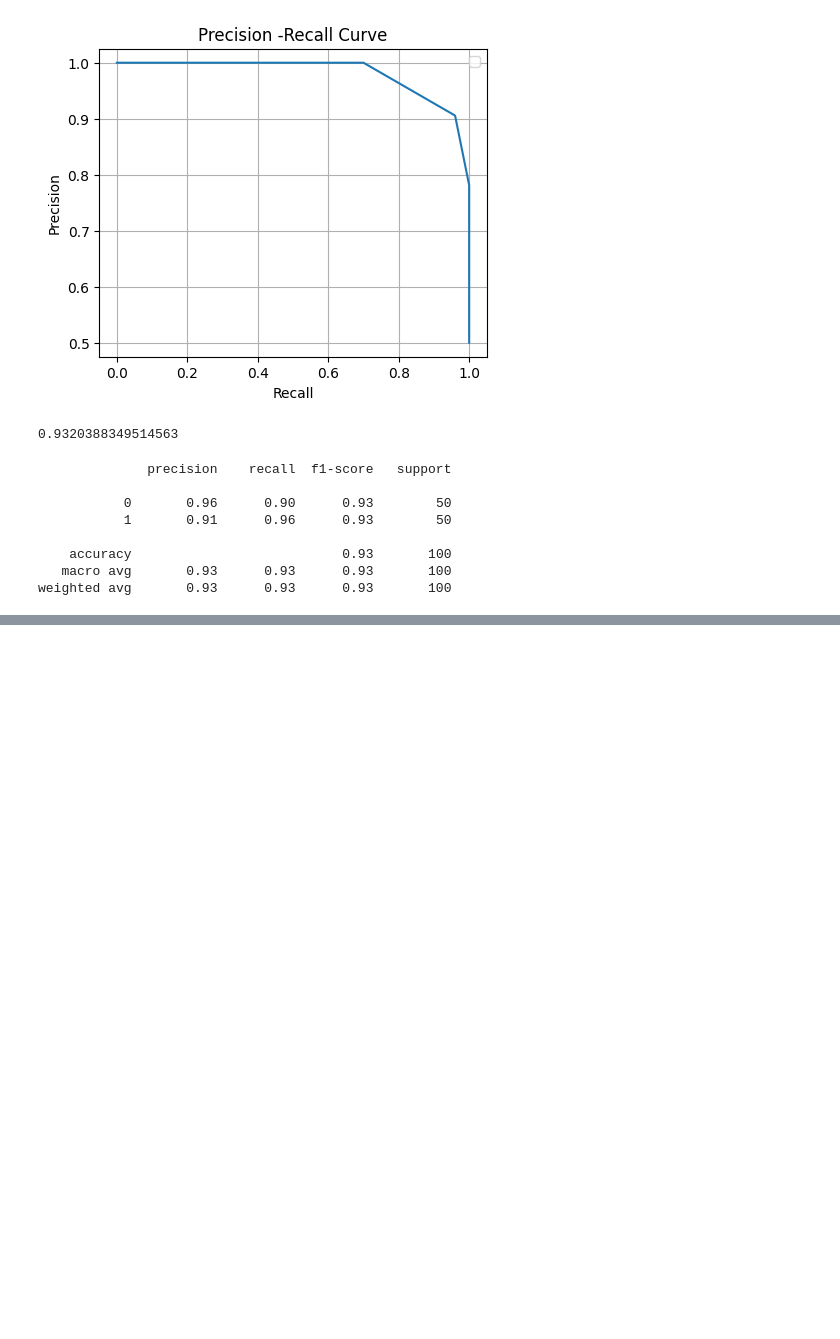
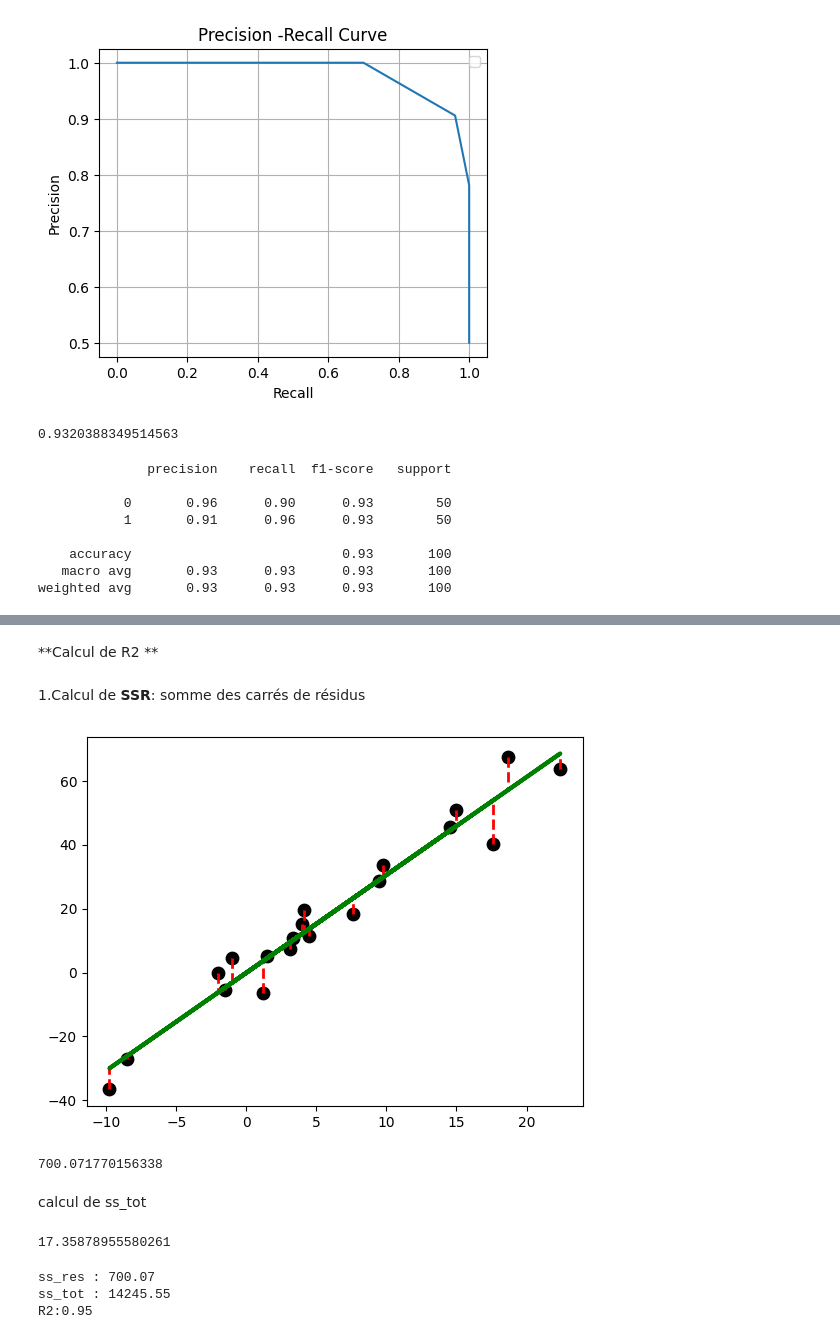
Before and after one commit to MERITOKAMIL/ML_PRO, a Jupyter notebook: ML_Pro_evaluation.ipynb, the cells around one changed output, grey strips where cells are left out. Saved outputs shown, nothing was run; the diff lists cells and outputs as text; code cells hidden in the pictures; blank space fills up the shorter version.

```diff
--- a/ML_Pro_evaluation.ipynb
+++ b/ML_Pro_evaluation.ipynb
@@ -185,0 +222,39 @@ weighted avg       0.93      0.93      0.93       100
+# %% [markdown]
+**Calcul de R2 **
+# %% [markdown]
+1.Calcul de **SSR**: somme des carrés de résidus
+# %%
+for i in range(len(x)):
+  plt.plot([x[i][0],x[i][0]],[y[i][0],y_pred[i][0]],color='red',linestyle='--',lw=2)
+plt.scatter(x,y,s=80,c='k', zorder=1)
+plt.plot(x,y_pred, color='green',lw=3, label='Modèle de linéaire')
+plt.show()
+# %% [output]
+[figure, added]
+# %%
+ss_res=np.sum((y-y_pred)**2)
+ss_res
+# %% [output]
+700.071770156338
+# %% [markdown]
+calcul de ss_tot
+# %%
+ss_tot=np.mean(y)
+ss_tot
+# %% [output]
+17.35878955580261
+# %%
+#calcul de la moyenne de y
+y_mean=np.mean(y)
+y_mean
+#Calcul de sommes de carrés
+ss_res=np.sum((y-y_pred)**2)
+ss_tot=np.sum((y-y_mean)**2)
+
+print(f'ss_res : {ss_res:.2f}')
+print(f'ss_tot : {ss_tot:.2f}')
+print(f'R2:{(1-(ss_res/ss_tot)):.2f}')
+# %% [output]
+ss_res : 700.07
+ss_tot : 14245.55
+R2:0.95
```
Also changed, not shown: parts of 15 cells of this notebook.
